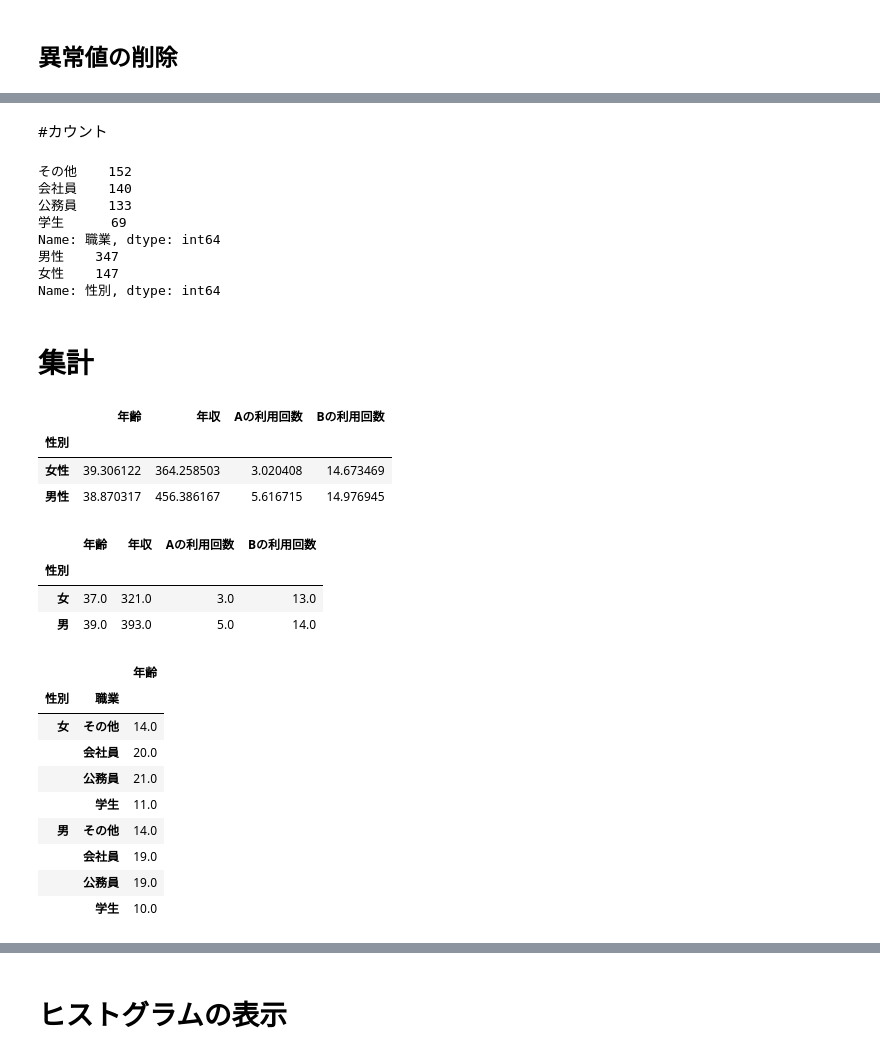
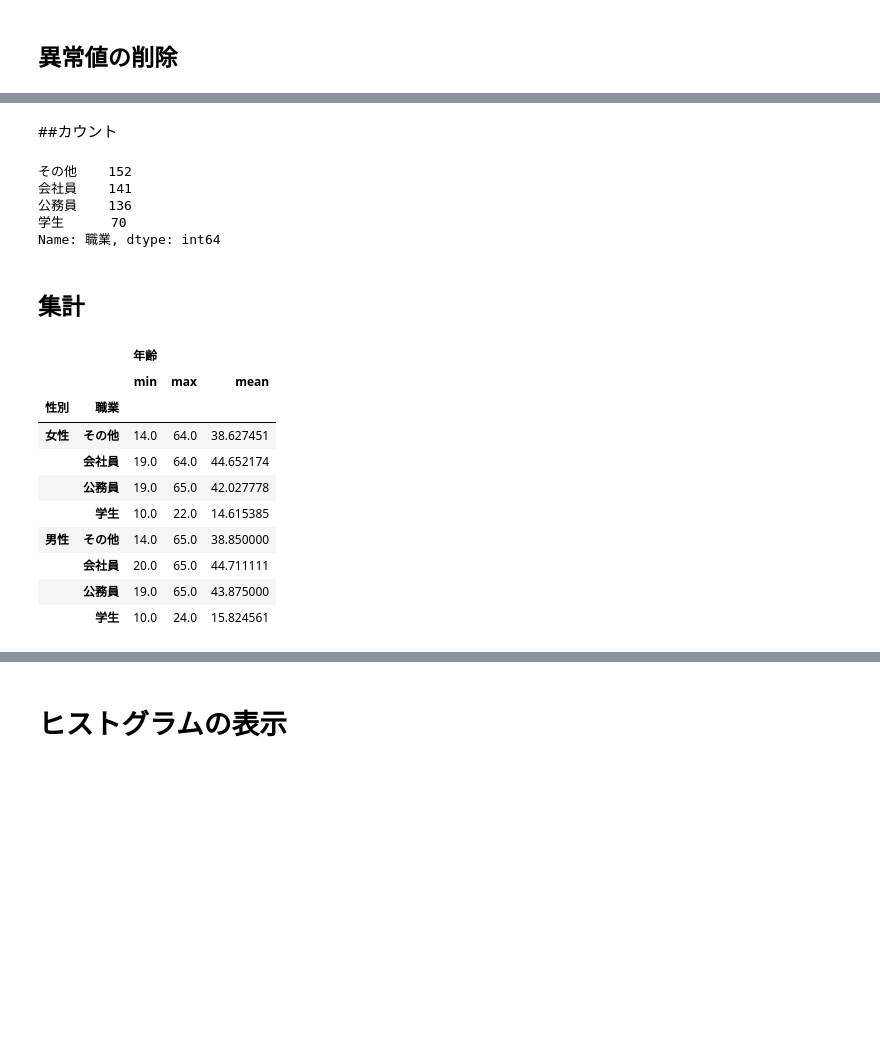
Before and after one commit to yajima-yasutoshi/DataMinig, a Jupyter notebook: 20231011/基礎集計.ipynb, the cells around one changed output, grey strips where cells are left out. Cells and saved outputs as stored; diff of their text form; code cells hidden in the pictures; blank space fills up the shorter version.

```diff
--- a/20231011/基礎集計.ipynb
+++ b/20231011/基礎集計.ipynb
@@ -39,7 +109,7 @@ import pandas as pd
 read_excel()というメソッドを使う
 # %%
 # 読み込むファイルを指定する
-file_path = '/content/drive/MyDrive/周南公立大学/講義/データマイニング/データ/customer_data2.xlsx'
+file_path = '/content/drive/MyDrive/周南公立大学/講義/データマイニング/データ/customer_data.xlsx'
 
 # data という変数に読み込む
 data = pd.read_excel(file_path)
@@ -192,3 +265,10 @@ dtype: int64
+# %%
+# data = pd.read_excel(file_path)
+# スマホ利用時間の欠損値を平均値で補完
+data['スマホ利用時間'].fillna(data['スマホ利用時間'].mean(), inplace=True)
+
+# 年収の欠損値を0で補完
+data['年収'].fillna(0, inplace=True)
 # %% [markdown]
 ## 異常値の削除
 # %%
@@ -200,0 +289,3 @@ data_dropped = data.drop(indices_to_drop)
+# %%
+data.drop_duplicates(inplace=True)
+data.tail()
@@ -201,54 +294,43 @@ data_dropped = data.drop(indices_to_drop)
 # %% [markdown]
-#カウント
+##カウント
 # %%
+# data = pd.read_excel(file_path)
 # print( data['職業'].unique() )
 print( data['職業'].value_counts())
-print( data['性別'].value_counts())
+# print( data['性別'].value_counts())
 
 #print( data['スマホの所有'].value_counts())
 # %% [output]
 その他    152
-会社員    140
-公務員    133
-学生      69
+会社員    141
+公務員    136
+学生      70
 Name: 職業, dtype: int64
-男性    347
-女性    147
-Name: 性別, dtype: int64
 # %% [markdown]
-# 集計
+## 集計
 # %%
 selected_data = data[['性別', '年齢', '年収', 'Aの利用回数', 'Bの利用回数']]
 
 # 性別ごとに平均を計算
 # average_by_gender =
 selected_data.groupby('性別').mean()
-# %% [output]
-|  | 年齢 | 年収 | Aの利用回数 | Bの利用回数 |
-| 性別 |  |  |  |  |
-| 女性 | 39.306122 | 364.258503 | 3.020408 | 14.673469 |
-| 男性 | 38.870317 | 456.386167 | 5.616715 | 14.976945 |
 # %%
 selected_data = data[['性別', '職業', '年齢', '年収', 'Aの利用回数', 'Bの利用回数']]
 selected_data.groupby('性別').median()
-# %% [output]
-|  | 年齢 | 年収 | Aの利用回数 | Bの利用回数 |
-| 性別 |  |  |  |  |
-| 女 | 37.0 | 321.0 | 3.0 | 13.0 |
-| 男 | 39.0 | 393.0 | 5.0 | 14.0 |
 # %%
 selected_data = data[['性別', '職業','年齢']]
-selected_data.groupby(['性別','職業']).min()
+selected_data.groupby(['性別','職業']).agg(['min', 'max', 'mean'])
 # %% [output]
-|  |  | 年齢 |
-| 性別 | 職業 |  |
-| 女 | その他 | 14.0 |
-|  | 会社員 | 20.0 |
-|  | 公務員 | 21.0 |
-|  | 学生 | 11.0 |
-| 男 | その他 | 14.0 |
-|  | 会社員 | 19.0 |
-|  | 公務員 | 19.0 |
-|  | 学生 | 10.0 |
+|  |  | 年齢 |  |  |
+|  |  | min | max | mean |
+| 性別 | 職業 |  |  |  |
+| 女性 | その他 | 14.0 | 64.0 | 38.627451 |
+|  | 会社員 | 19.0 | 64.0 | 44.652174 |
+|  | 公務員 | 19.0 | 65.0 | 42.027778 |
+|  | 学生 | 10.0 | 22.0 | 14.615385 |
+| 男性 | その他 | 14.0 | 65.0 | 38.850000 |
+|  | 会社員 | 20.0 | 65.0 | 44.711111 |
+|  | 公務員 | 19.0 | 65.0 | 43.875000 |
+|  | 学生 | 10.0 | 24.0 | 15.824561 |
 # %%
 data.groupby(['性別','職業']).mean()
```
Also changed, not shown: parts of 42 cells of this notebook.
